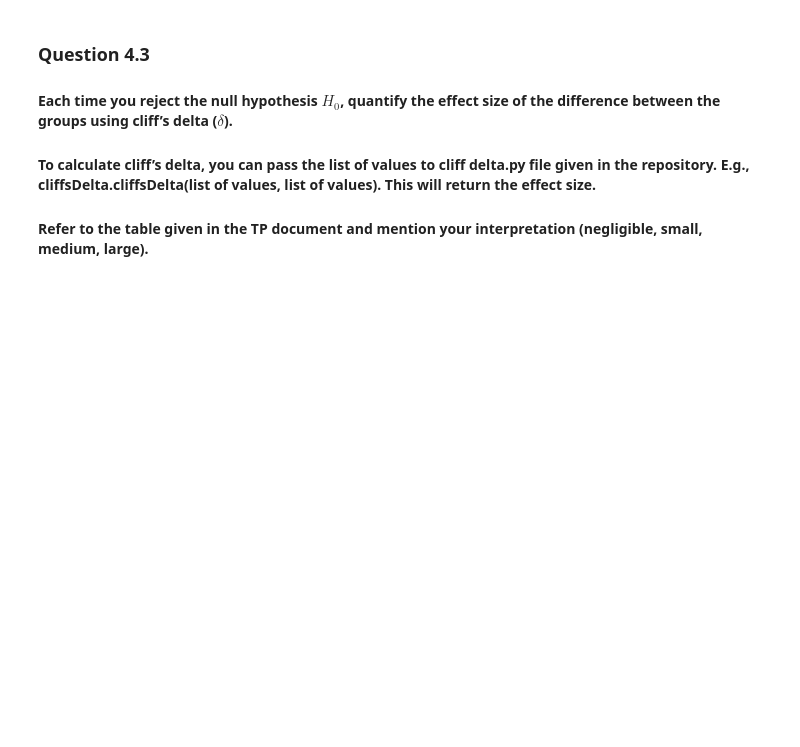
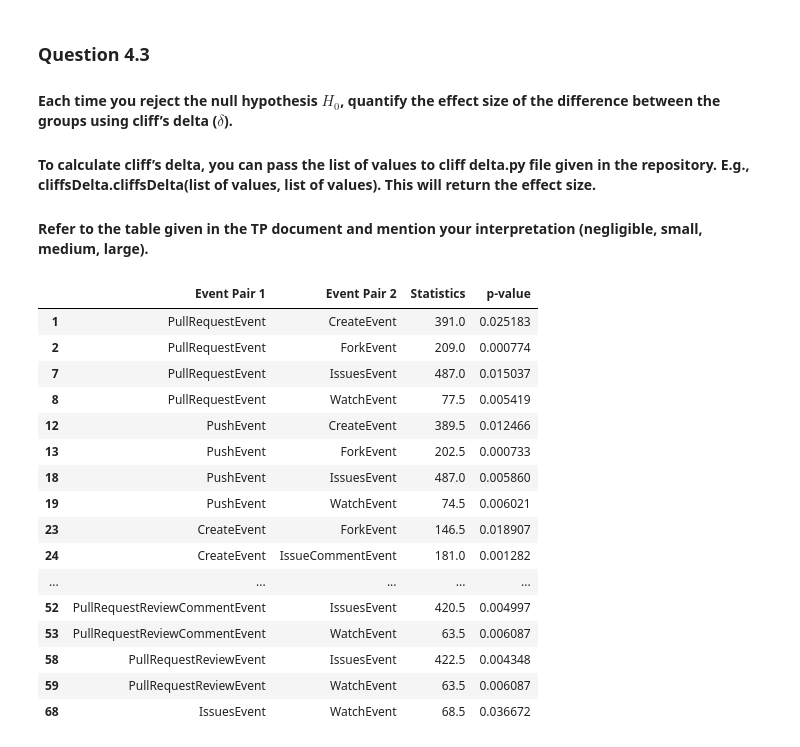
Before and after one commit to amanzio/Software_Evolution_TP_bots, a Jupyter notebook: TP_bots_template.ipynb, the cells around one changed output. Saved outputs shown, nothing was run; the diff lists cells and outputs as text; code cells hidden in the pictures; blank space fills up the shorter version.

```diff
--- a/TP_bots_template.ipynb
+++ b/TP_bots_template.ipynb
@@ -783,3 +783,24 @@ plt.show()
 #### Refer to the table given in the TP document and mention your interpretation (negligible, small, medium, large).
 # %%
 # YOU CODE BELOW
+# compute cliff's delta for each pair of event groups where the null hypothesis was rejected (<0.05)
+reject_hyp_df = results_df.where(lambda row: row['p-value'] < 0.05).dropna(inplace=False)
+reject_hyp_df
+# %% [output]
+|  | Event Pair 1 | Event Pair 2 | Statistics | p-value |
+| 1 | PullRequestEvent | CreateEvent | 391.0 | 0.025183 |
+| 2 | PullRequestEvent | ForkEvent | 209.0 | 0.000774 |
+| 7 | PullRequestEvent | IssuesEvent | 487.0 | 0.015037 |
+| 8 | PullRequestEvent | WatchEvent | 77.5 | 0.005419 |
+| 12 | PushEvent | CreateEvent | 389.5 | 0.012466 |
+| 13 | PushEvent | ForkEvent | 202.5 | 0.000733 |
+| 18 | PushEvent | IssuesEvent | 487.0 | 0.005860 |
+| 19 | PushEvent | WatchEvent | 74.5 | 0.006021 |
+| 23 | CreateEvent | ForkEvent | 146.5 | 0.018907 |
+| 24 | CreateEvent | IssueCommentEvent | 181.0 | 0.001282 |
+| ... | ... | ... | ... | ... |
+| 52 | PullRequestReviewCommentEvent | IssuesEvent | 420.5 | 0.004997 |
+| 53 | PullRequestReviewCommentEvent | WatchEvent | 63.5 | 0.006087 |
+| 58 | PullRequestReviewEvent | IssuesEvent | 422.5 | 0.004348 |
+| 59 | PullRequestReviewEvent | WatchEvent | 63.5 | 0.006087 |
+| 68 | IssuesEvent | WatchEvent | 68.5 | 0.036672 |
```
Also changed, not shown: parts of 2 cells of this notebook.
